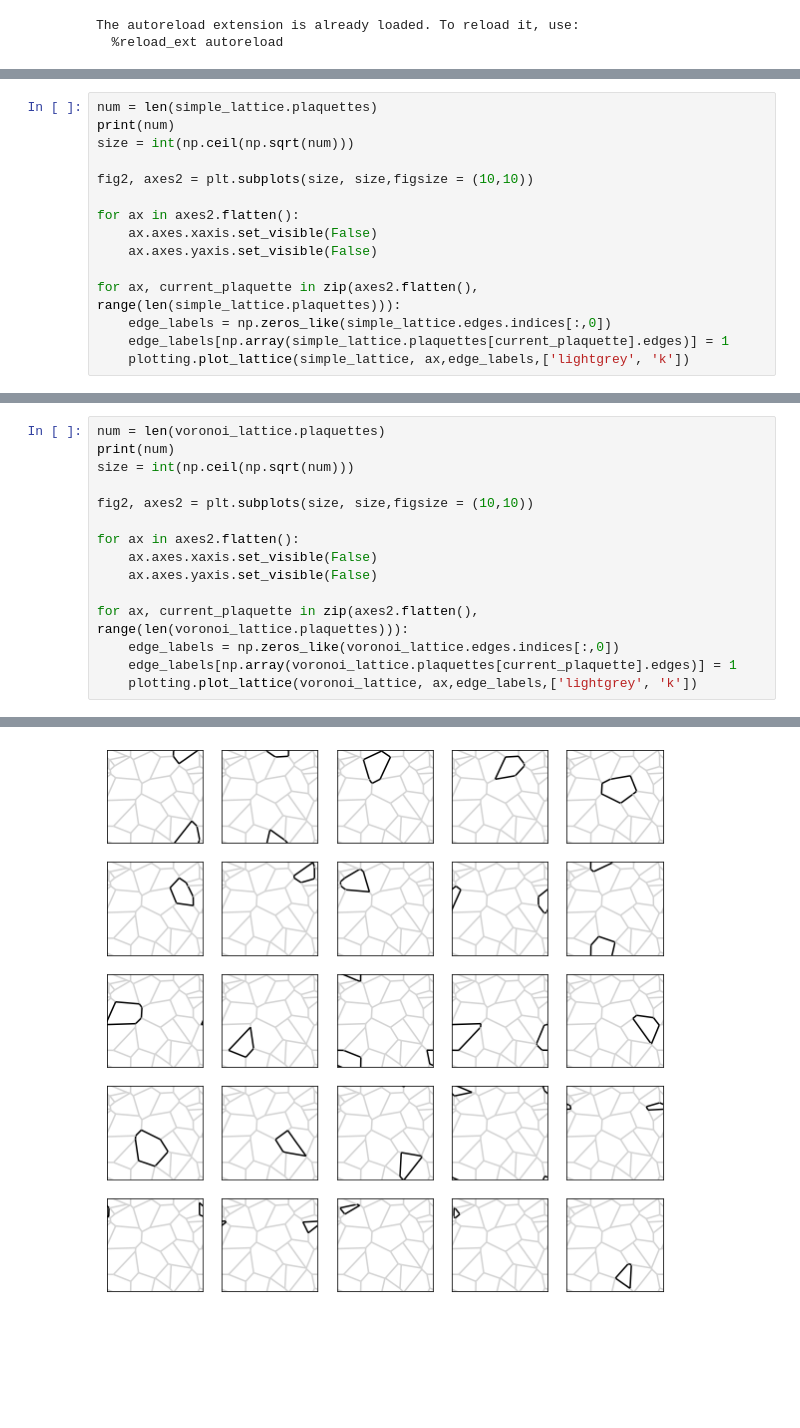
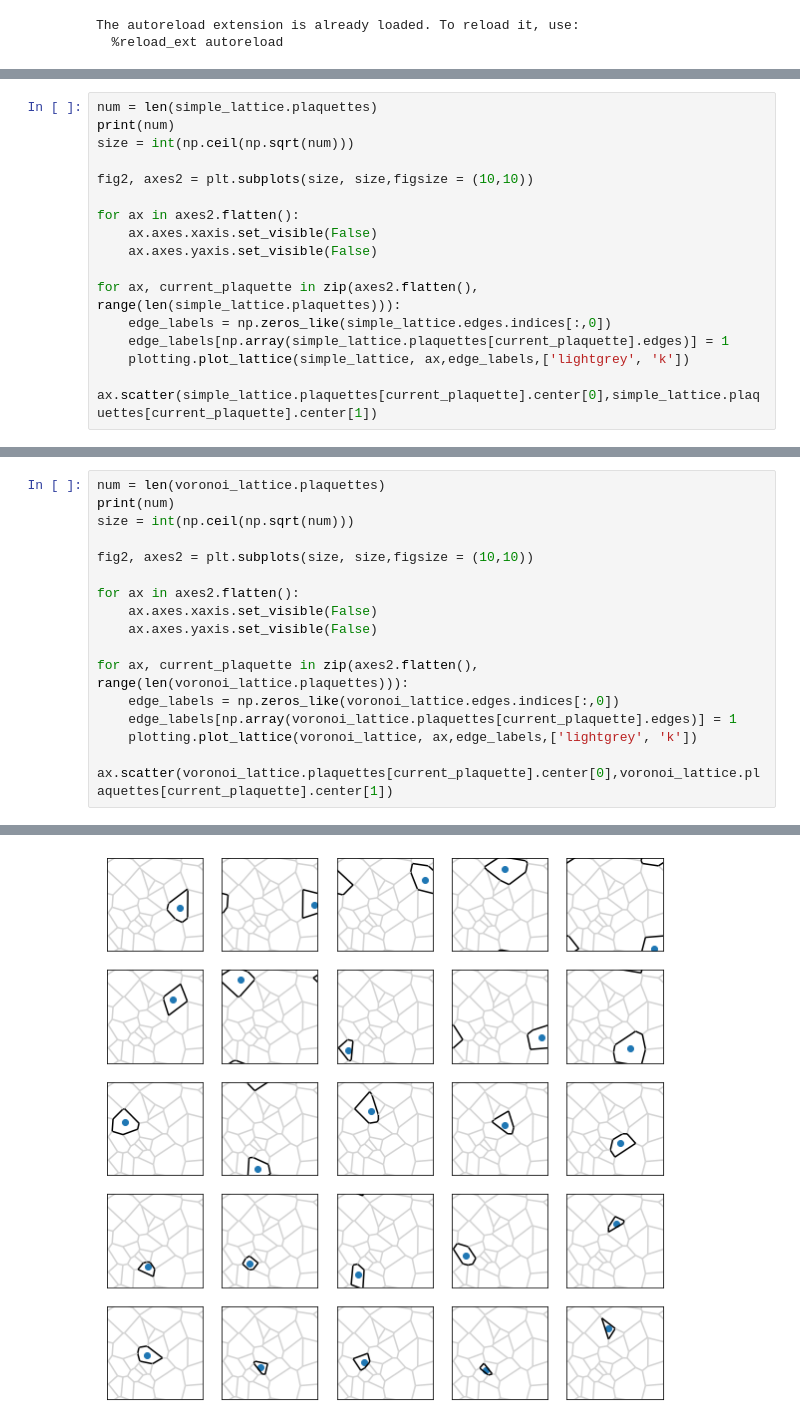
Before and after one commit to Imperial-CMTH/koala, a Jupyter notebook: examples/plaquette_finding_examples.ipynb, the cells around one changed output, grey strips where cells are left out. Cells and saved outputs as stored; diff of their text form; blank space fills up the shorter version.

Commit message:
added center finding code to plaquette in lattice

```diff
--- a/examples/plaquette_finding_examples.ipynb
+++ b/examples/plaquette_finding_examples.ipynb
@@ -62,5 +62,6 @@ for ax, current_plaquette in zip(axes2.flatten(), range(len(simple_lattice.plaqu
     edge_labels = np.zeros_like(simple_lattice.edges.indices[:,0])
     edge_labels[np.array(simple_lattice.plaquettes[current_plaquette].edges)] = 1
     plotting.plot_lattice(simple_lattice, ax,edge_labels,['lightgrey', 'k'])
+    ax.scatter(simple_lattice.plaquettes[current_plaquette].center[0],simple_lattice.plaquettes[current_plaquette].center[1])
 # %% [output]
 3
@@ -68,18 +71,19 @@ for ax, current_plaquette in zip(axes2.flatten(), range(len(simple_lattice.plaqu
 # %%
 num = len(voronoi_lattice.plaquettes)
 print(num)
 size = int(np.ceil(np.sqrt(num)))
 
 fig2, axes2 = plt.subplots(size, size,figsize = (10,10))
 
 for ax in axes2.flatten():
     ax.axes.xaxis.set_visible(False)
     ax.axes.yaxis.set_visible(False)
 
 for ax, current_plaquette in zip(axes2.flatten(), range(len(voronoi_lattice.plaquettes))):
     edge_labels = np.zeros_like(voronoi_lattice.edges.indices[:,0])
     edge_labels[np.array(voronoi_lattice.plaquettes[current_plaquette].edges)] = 1
     plotting.plot_lattice(voronoi_lattice, ax,edge_labels,['lightgrey', 'k'])
+    ax.scatter(voronoi_lattice.plaquettes[current_plaquette].center[0],voronoi_lattice.plaquettes[current_plaquette].center[1])
 # %% [output]
 25
-[figure, old version]
+[figure, new version]
```
Also changed, not shown: parts of 4 cells of this notebook, 1 other file.
